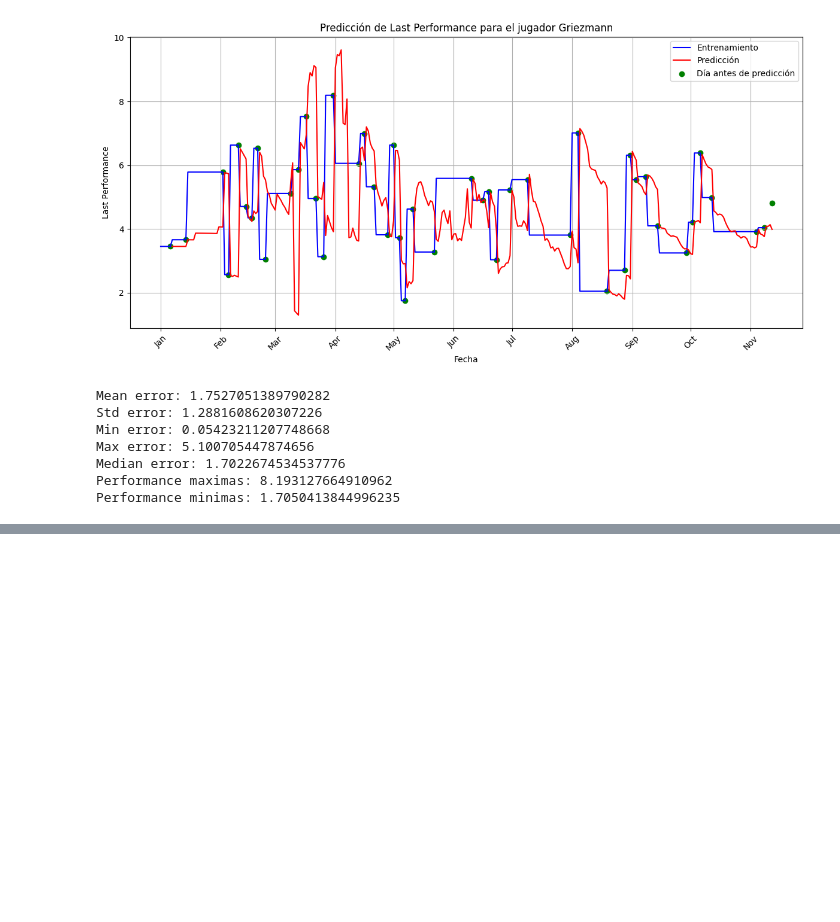
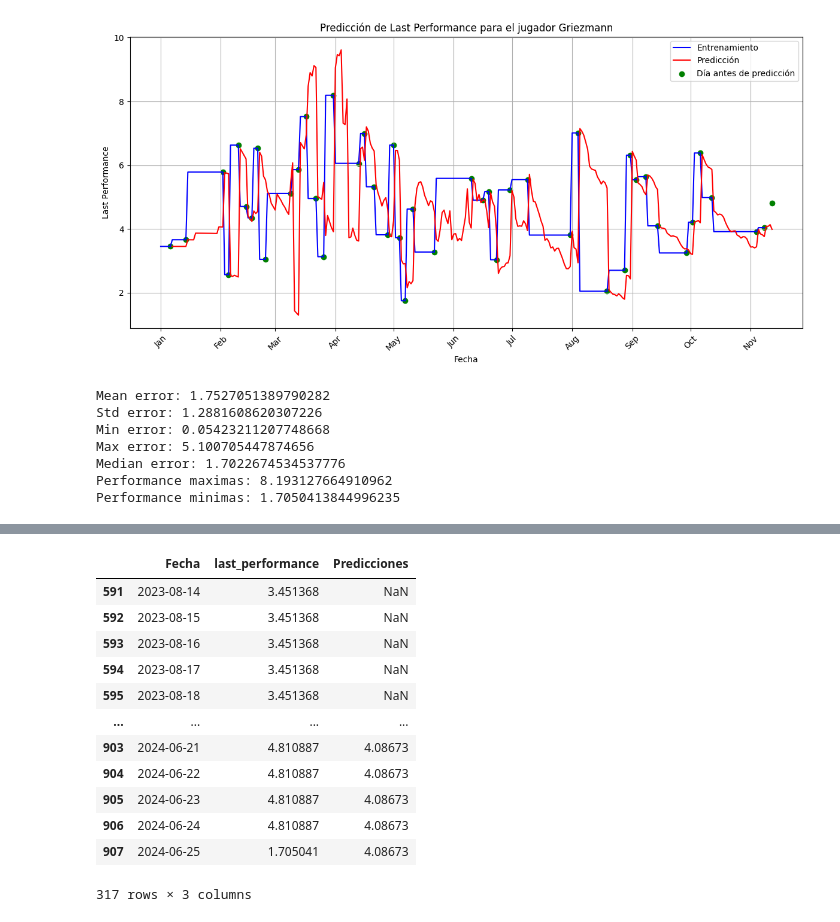
Before and after one commit to Santiagodiz/PlayerPulse, a Jupyter notebook: data/data_mining.ipynb, the cells around one changed output, grey strips where cells are left out. Drawn from its saved outputs; the diff is of its cells as text; code cells hidden in the pictures; blank space fills up the shorter version.

```diff
--- a/data/data_mining.ipynb
+++ b/data/data_mining.ipynb
@@ -159,0 +333,18 @@ array([  5,  13,  32,  35,  40,  44,  47,  50,  54,  67,  71,  75,  80,
+# %%
+# Cambiar el valor de Predicciones por el último valor real
+df_predictions['Predicciones'] = df_predictions['Predicciones'].fillna(method='ffill')
+df_predictions
+# %% [output]
+|  | Fecha | last_performance | Predicciones |
+| 591 | 2023-08-14 | 3.451368 | NaN |
+| 592 | 2023-08-15 | 3.451368 | NaN |
+| 593 | 2023-08-16 | 3.451368 | NaN |
+| 594 | 2023-08-17 | 3.451368 | NaN |
+| 595 | 2023-08-18 | 3.451368 | NaN |
+| ... | ... | ... | ... |
+| 903 | 2024-06-21 | 4.810887 | 4.08673 |
+| 904 | 2024-06-22 | 4.810887 | 4.08673 |
+| 905 | 2024-06-23 | 4.810887 | 4.08673 |
+| 906 | 2024-06-24 | 4.810887 | 4.08673 |
+| 907 | 2024-06-25 | 1.705041 | 4.08673 |
+317 rows × 3 columns
```
Also changed, not shown: parts of 9 cells of this notebook.
